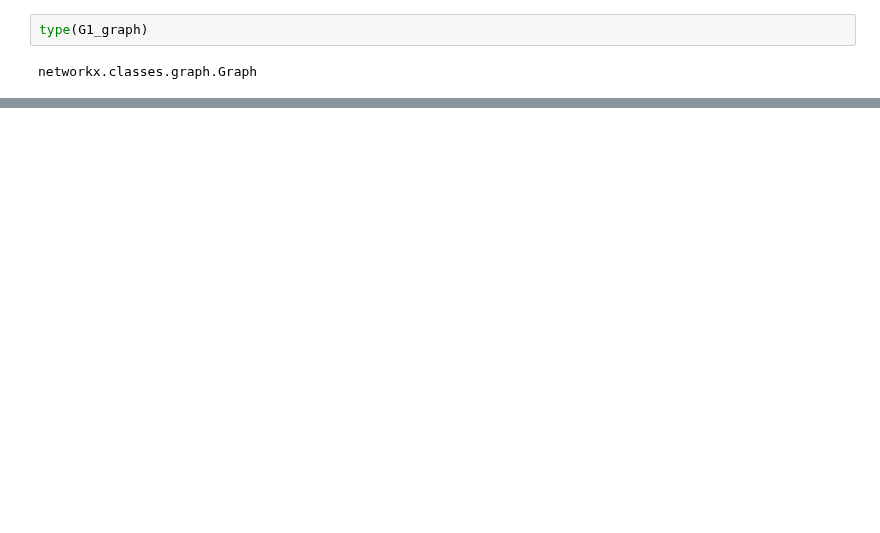
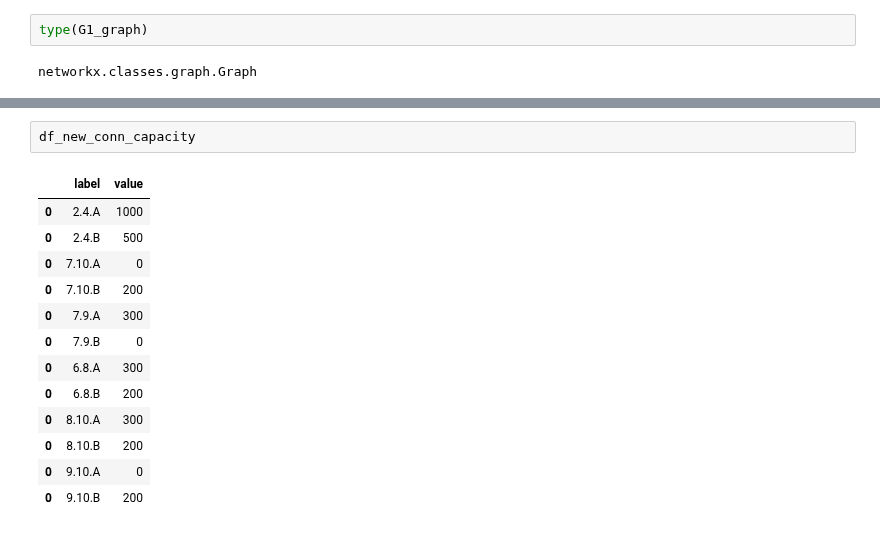
Before and after one commit to worldbank/GOST_PublicGoods, a Jupyter notebook: Implementations/uganda_power_grid_optimization/uganda_power_grid_optimization.ipynb, the cells around one changed output, grey strips where cells are left out. Drawn from its saved outputs; the diff is of its cells as text; blank space fills up the shorter version.

```diff
--- a/Implementations/uganda_power_grid_optimization/uganda_power_grid_optimization.ipynb
+++ b/Implementations/uganda_power_grid_optimization/uganda_power_grid_optimization.ipynb
@@ -597,0 +459,16 @@ node neighbors:
+# %%
+df_new_conn_capacity
+# %% [output]
+|  | label | value |
+| 0 | 2.4.A | 1000 |
+| 0 | 2.4.B | 500 |
+| 0 | 7.10.A | 0 |
+| 0 | 7.10.B | 200 |
+| 0 | 7.9.A | 300 |
+| 0 | 7.9.B | 0 |
+| 0 | 6.8.A | 300 |
+| 0 | 6.8.B | 200 |
+| 0 | 8.10.A | 300 |
+| 0 | 8.10.B | 200 |
+| 0 | 9.10.A | 0 |
+| 0 | 9.10.B | 200 |
```
Also changed, not shown: parts of 75 cells of this notebook, 12 other files.
